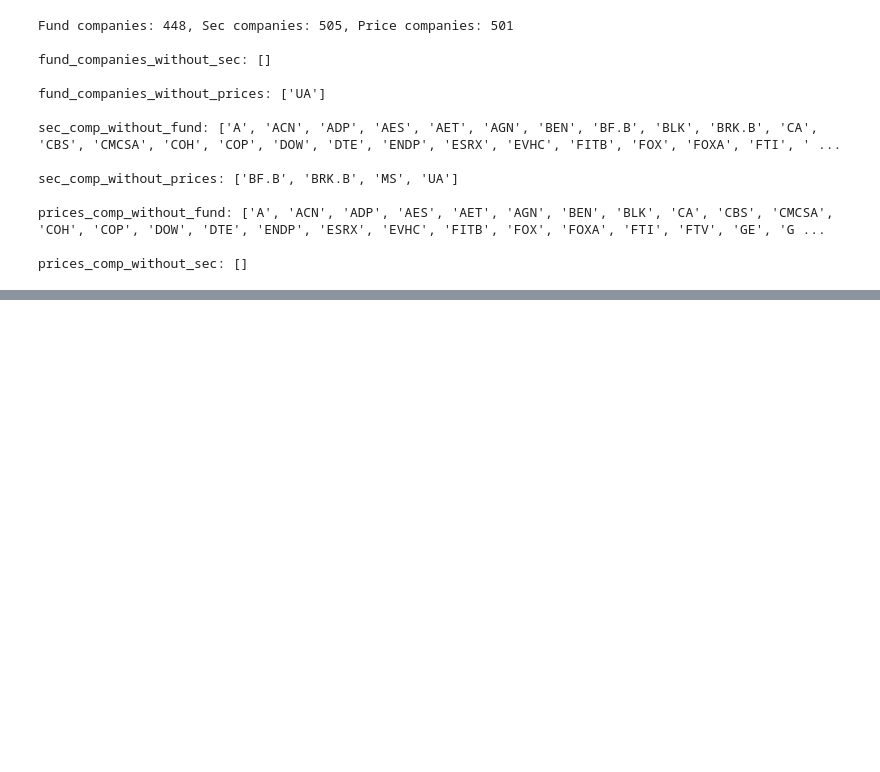
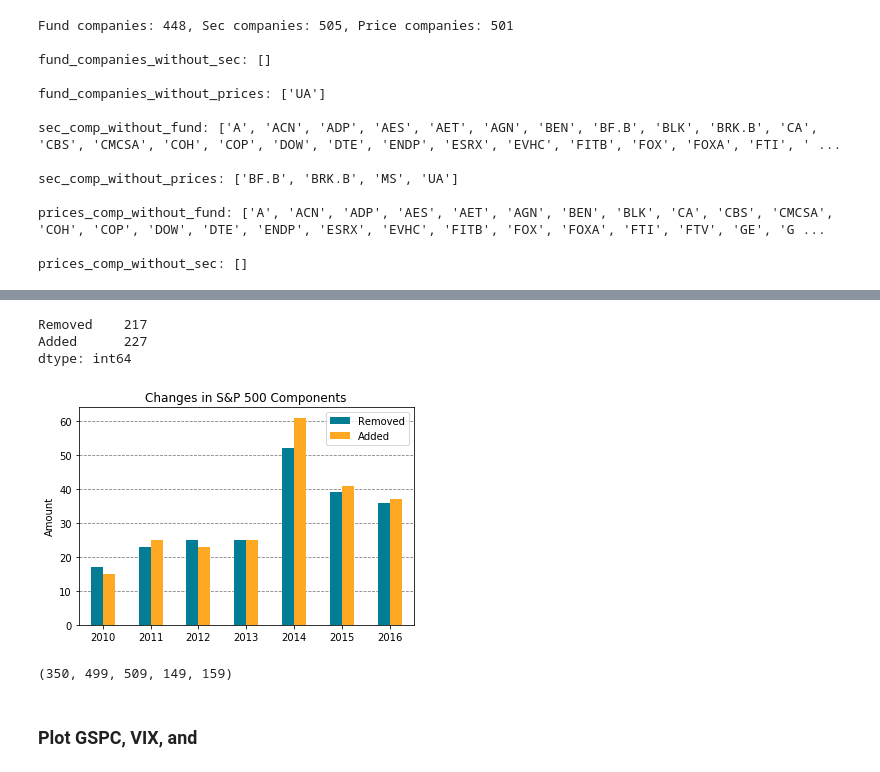
Before and after one commit to Chaoste/nlp-stocks, a Jupyter notebook: research/archive/5.0-NYSE.ipynb, the cells around one changed output, grey strips where cells are left out. Drawn from its saved outputs; the diff is of its cells as text; code cells hidden in the pictures; blank space fills up the shorter version.

```diff
--- a/research/archive/5.0-NYSE.ipynb
+++ b/research/archive/5.0-NYSE.ipynb
@@ -161,0 +169,4 @@ prices_comp_without_sec: []
+# %%
+securities_ds = NyseSecuritiesDataset(file_path='../../data/nyse/securities.csv', load=True)
+stocks_ds = NyseStocksDataset(file_path='../../data/nyse/prices-split-adjusted.csv', load=True, incl_test=True)
+prices_symbols = set(stocks_ds.get_all_prices().symbol.unique())
@@ -161,0 +175,51 @@ prices_comp_without_sec: []
+# %%
+x = stocks_ds.get_all_prices()
+x = x[(x.date <= pd.to_datetime('2013-11-26'))]
+
+counts = x.groupby('symbol').count()
+amount_variations = counts.groupby('date').count().open
+required = amount_variations.idxmax()  # until 2013-11-16 -> 983 samples
+# %%
+comps = securities_ds.get_historical_components('../..')
+comps.sort(key=lambda x: x['Date'])
+entries = pd.DataFrame([(pd.to_datetime(entry['Date']), len(entry['Symbols'])) for entry in comps], columns=['Date', 'Components'])
+# %%
+changes = []
+for a, b in zip(comps[:-1], comps[1:]):
+    prev, curr = set(a['Symbols']), set(b['Symbols'])
+    removed = prev - curr
+    added = curr - prev
+    date = pd.to_datetime(b['Date'])
+    changes.append((date, len(curr), len(removed), len(added), ', '.join(removed), ', '.join(added), ))
+changes = pd.DataFrame(changes, columns=['date', 'n_comp', 'n_rem', 'n_add', 'rem', 'add'])
+# %%
+sums_per_year = changes.groupby(changes.date.dt.year).sum()
+sums_per_year = sums_per_year[(sums_per_year.index >= 2010) & (sums_per_year.index <= 2016)]
+sums_per_year = sums_per_year[['n_rem', 'n_add']].rename({'n_rem': 'Removed', 'n_add': 'Added'}, axis=1)
+ax = sums_per_year.plot.bar(color=colors[:2])
+ax.set_xticklabels(ax.get_xticklabels(), rotation='horizontal')
+ax.set_title('Changes in S&P 500 Components')
+ax.set_xlabel('')
+ax.set_ylabel('Amount')
+ax.set_axisbelow(True)
+ax.yaxis.grid(color='gray', linestyle='dashed')
+plt.gcf().savefig('sp500-comp-changes.pdf')
+print(sums_per_year.sum())
+# %% [output]
+Removed    217
+Added      227
+dtype: int64
+[figure, added]
+# %%
+prev = set(comps[23]['Symbols'])  # Begin of 2013, start of observed period
+last = set(comps[108]['Symbols'])  # Begin of 2017, lowest difference to Kaggle set
+always_present = prev.intersection(last)
+added = last - prev
+removed = prev - last
+len(always_present), len(prev), len(last), len(removed), len(added)
+
+# Example company missing in NYSE dataset: MWV (was renamed to WRK in 2015)
+# %% [output]
+(350, 499, 509, 149, 159)
+# %% [markdown]
+### Plot GSPC, VIX, and
```
Also changed, not shown: parts of 13 cells of this notebook, 12 other files.
